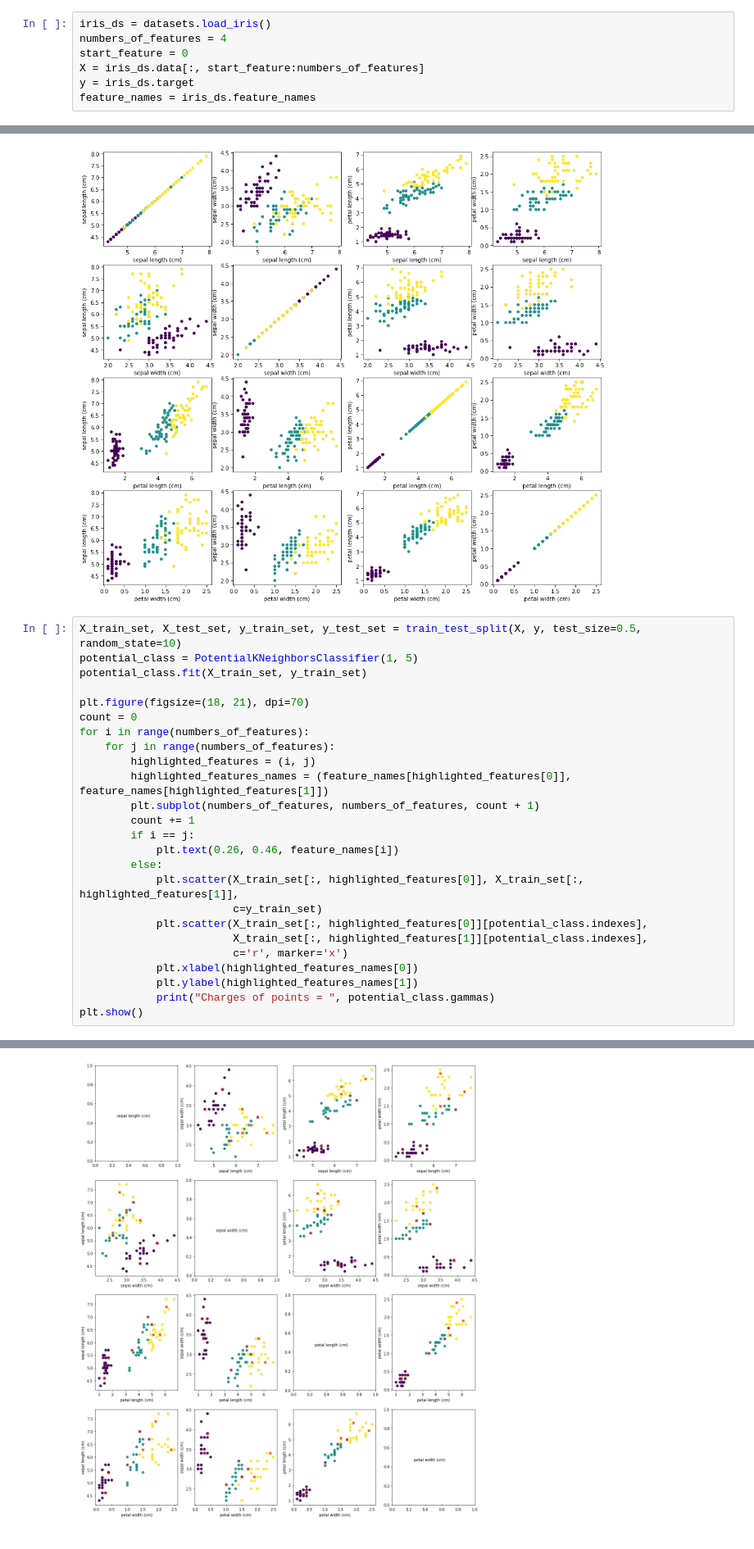
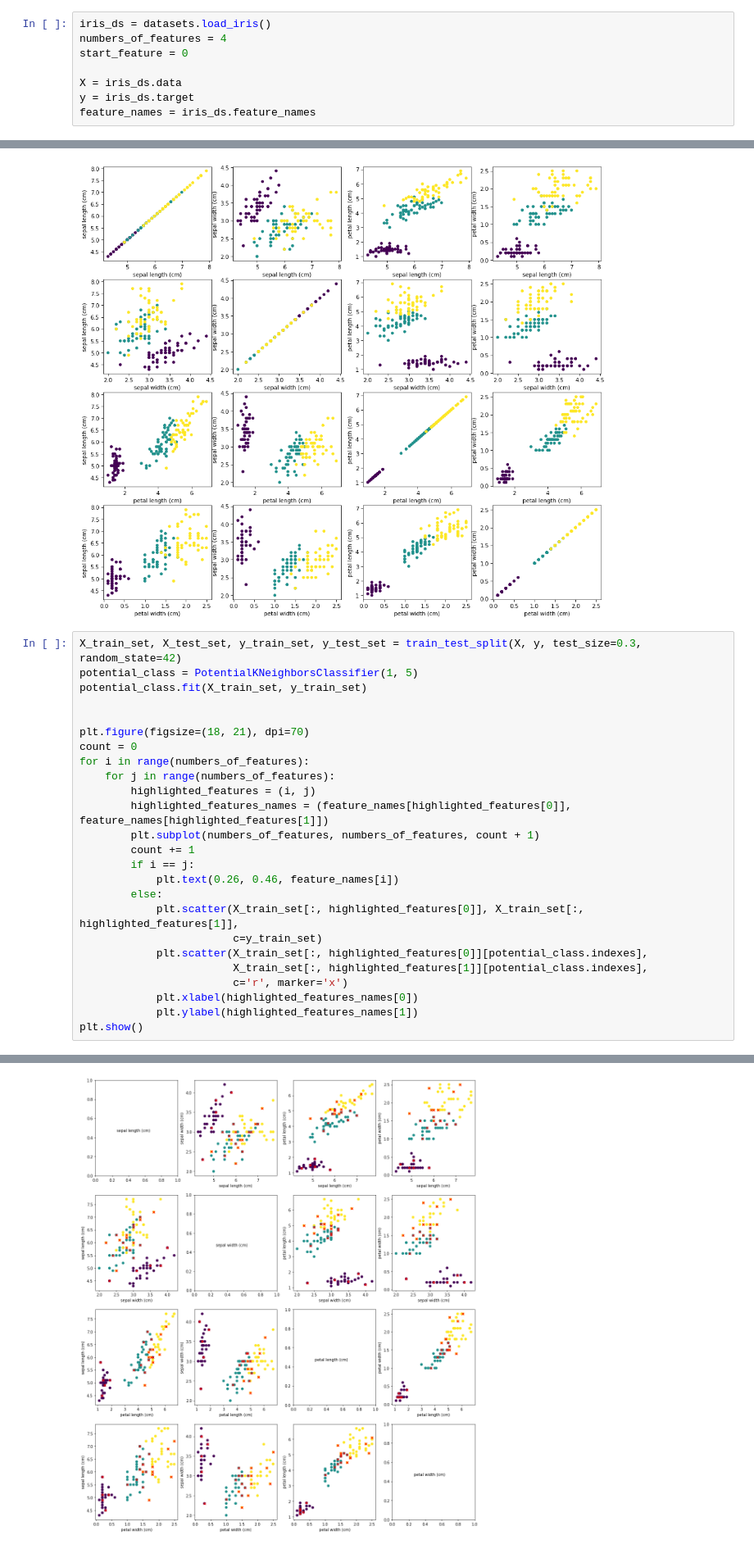
Before and after one commit to Mixail-laboratory/MachineLearning, a Jupyter notebook: Task1.ipynb, the cells around one changed output, grey strips where cells are left out. Shown at 82% size. Cells and saved outputs as stored; diff of their text form.

```diff
--- a/Task1.ipynb
+++ b/Task1.ipynb
@@ -13,7 +13,8 @@ from OutPut import *
 iris_ds = datasets.load_iris()
 numbers_of_features = 4
 start_feature = 0
-X = iris_ds.data[:, start_feature:numbers_of_features]
+
+X = iris_ds.data
 y = iris_ds.target
 feature_names = iris_ds.feature_names
 # %%
@@ -29,9 +30,10 @@ for i in range(4):
 # %% [output]
 [figure]
 # %%
-X_train_set, X_test_set, y_train_set, y_test_set = train_test_split(X, y, test_size=0.5, random_state=10)
+X_train_set, X_test_set, y_train_set, y_test_set = train_test_split(X, y, test_size=0.3, random_state=42)
 potential_class = PotentialKNeighborsClassifier(1, 5)
 potential_class.fit(X_train_set, y_train_set)
+
 
 plt.figure(figsize=(18, 21), dpi=70)
 count = 0
@@ -51,6 +53,5 @@ for i in range(numbers_of_features):
                         c='r', marker='x')
             plt.xlabel(highlighted_features_names[0])
             plt.ylabel(highlighted_features_names[1])
-            print("Charges of points = ", potential_class.gammas)
 plt.show()
 # %% [output]
@@ -74 +58 @@ Charges of points =  [1 1 1 0 0 0 0 1 0 0 1 0 0 1 0 0 0 0 0 0 0 0 0 0 0 0 0 0 0
-[figure, old version]
+[figure, new version]
```
Also changed, not shown: parts of 5 cells of this notebook.
